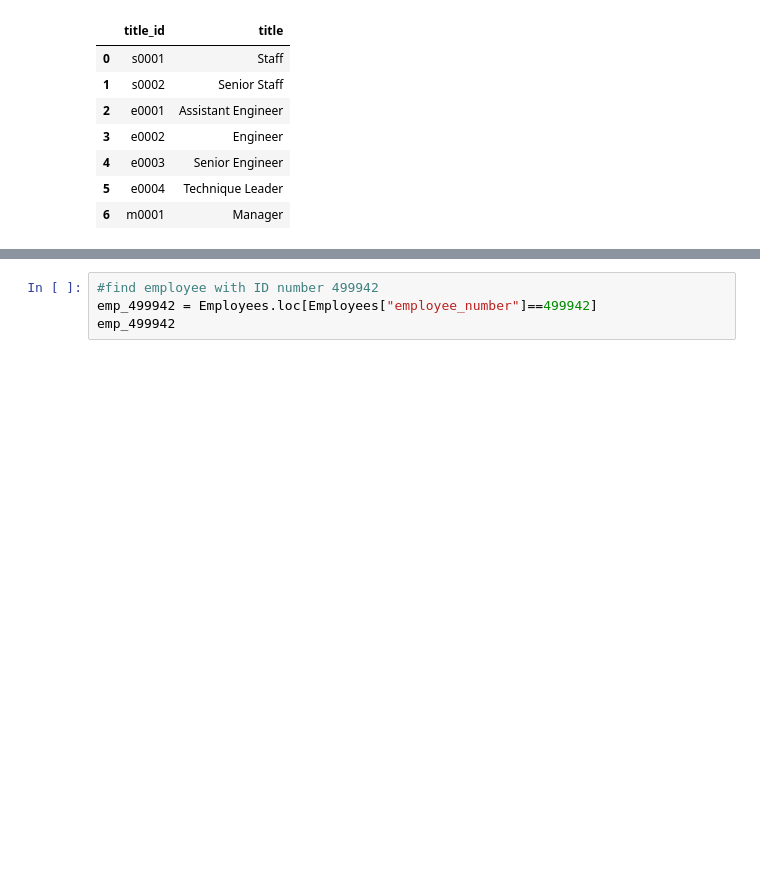
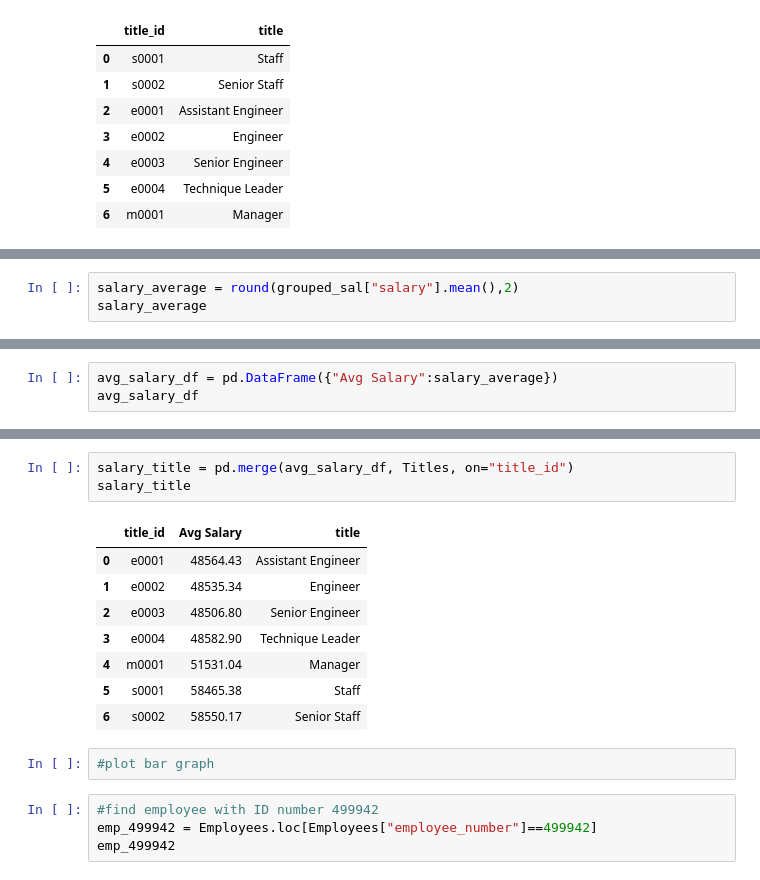
Before and after one commit to AliciaAPerez/Data_Engineering_and_Analysis_of_Employee_Data_with_SQL, a Jupyter notebook: Employee_Analysis/Employee_Analysis.ipynb, the cells around one changed output, grey strips where cells are left out. Cells and saved outputs as stored; diff of their text form; blank space fills up the shorter version.

```diff
--- a/Employee_Analysis/Employee_Analysis.ipynb
+++ b/Employee_Analysis/Employee_Analysis.ipynb
@@ -130,0 +162,3 @@ matplotlib.pyplot.savefig("Common_Salary_Ranges")
+# %%
+salary_average = round(grouped_sal["salary"].mean(),2)
+salary_average
@@ -130,0 +175,3 @@ matplotlib.pyplot.savefig("Common_Salary_Ranges")
+# %%
+avg_salary_df = pd.DataFrame({"Avg Salary":salary_average})
+avg_salary_df
@@ -131,3 +188,17 @@ matplotlib.pyplot.savefig("Common_Salary_Ranges")
+# %%
+salary_title = pd.merge(avg_salary_df, Titles, on="title_id")
+salary_title
+# %% [output]
+|  | title_id | Avg Salary | title |
+| 0 | e0001 | 48564.43 | Assistant Engineer |
+| 1 | e0002 | 48535.34 | Engineer |
+| 2 | e0003 | 48506.80 | Senior Engineer |
+| 3 | e0004 | 48582.90 | Technique Leader |
+| 4 | m0001 | 51531.04 | Manager |
+| 5 | s0001 | 58465.38 | Staff |
+| 6 | s0002 | 58550.17 | Senior Staff |
+# %%
+#plot bar graph
 # %%
 #find employee with ID number 499942
 emp_499942 = Employees.loc[Employees["employee_number"]==499942]
```
Also changed, not shown: parts of 9 cells of this notebook, 3 other files.
